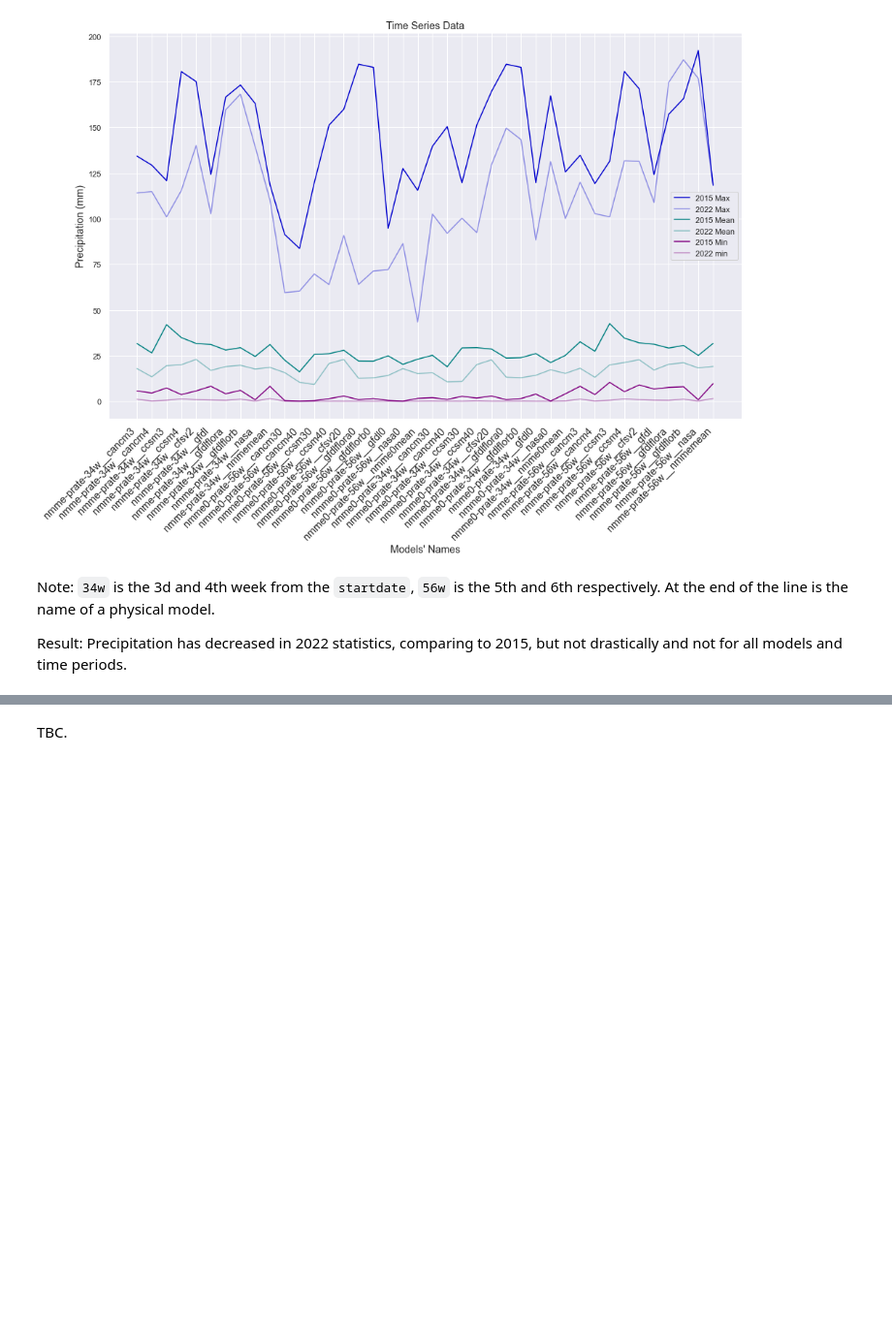
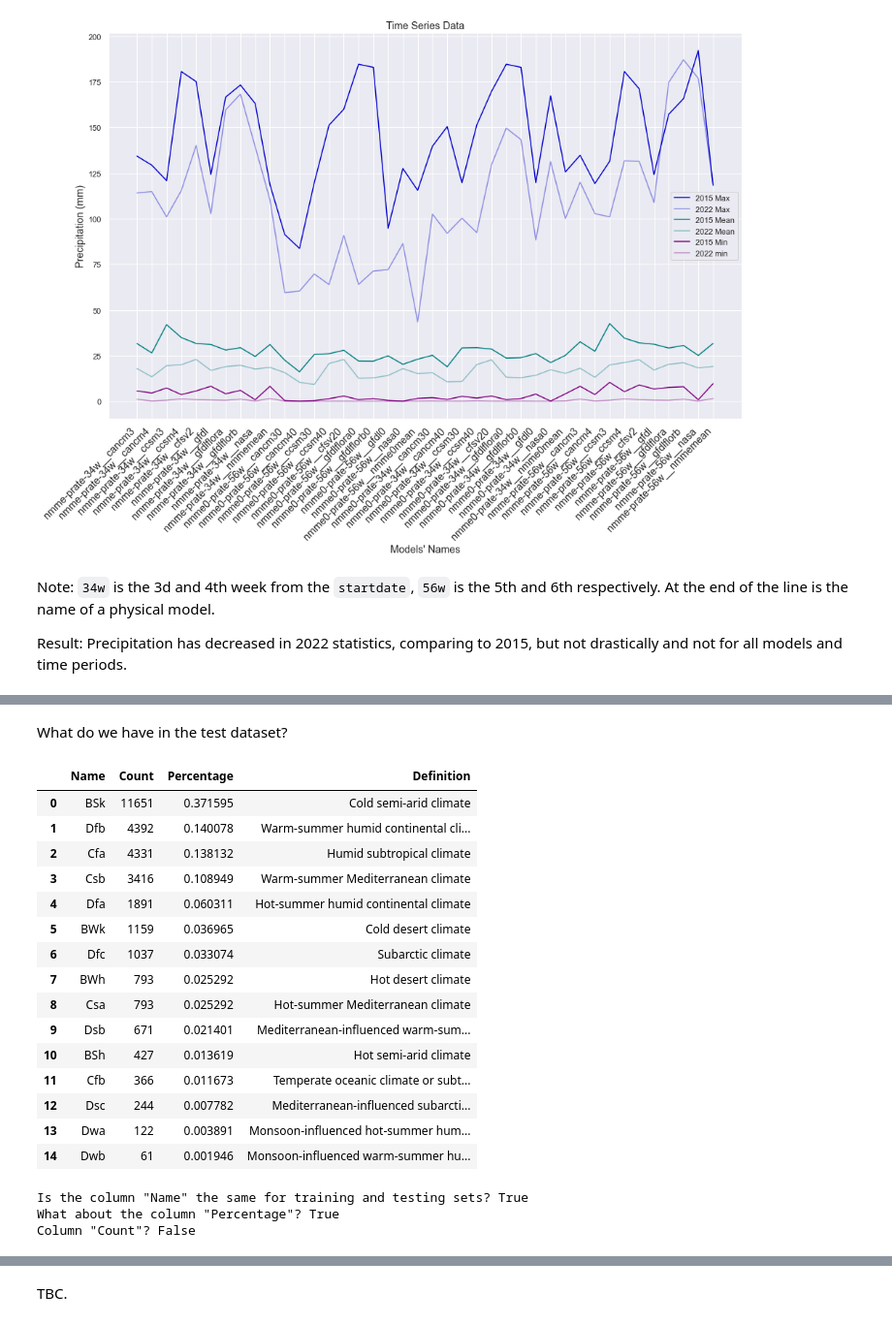
Before and after one commit to 3quetra/portfolio, a Jupyter notebook: ml/deep_learning/time_series/wids_datathon_2023/eda_temp_prediction.ipynb, the cells around one changed output, grey strips where cells are left out. Shown at 97% size. Cells and saved outputs as stored; diff of their text form; code cells hidden in the pictures; blank space fills up the shorter version.

```diff
--- a/ml/deep_learning/time_series/wids_datathon_2023/eda_temp_prediction.ipynb
+++ b/ml/deep_learning/time_series/wids_datathon_2023/eda_temp_prediction.ipynb
@@ -412,3 +414,36 @@ regions
 | 12 | Dsc | 2924 | 0.007782 | Mediterranean-influenced subarcti... |
 | 13 | Dwa | 1462 | 0.003891 | Monsoon-influenced hot-summer hum... |
 | 14 | Dwb | 731 | 0.001946 | Monsoon-influenced warm-summer hu... |
+# %% [markdown]
+What do we have in the test dataset?
+# %%
+regions_test = test_data.climateregions__climateregion.value_counts().to_frame('Count')
+regions_test['Percentage'] = regions_test['Count'] / regions_test['Count'].sum()
+regions_test = map_to_def(regions_test).reset_index().rename(columns={'index':'Name'})
+pd.set_option('display.max_colwidth', None)
+regions_test
+# %% [output]
+|  | Name | Count | Percentage | Definition |
+| 0 | BSk | 11651 | 0.371595 | Cold semi-arid climate |
+| 1 | Dfb | 4392 | 0.140078 | Warm-summer humid continental cli... |
+| 2 | Cfa | 4331 | 0.138132 | Humid subtropical climate |
+| 3 | Csb | 3416 | 0.108949 | Warm-summer Mediterranean climate |
+| 4 | Dfa | 1891 | 0.060311 | Hot-summer humid continental climate |
+| 5 | BWk | 1159 | 0.036965 | Cold desert climate |
+| 6 | Dfc | 1037 | 0.033074 | Subarctic climate |
+| 7 | BWh | 793 | 0.025292 | Hot desert climate |
+| 8 | Csa | 793 | 0.025292 | Hot-summer Mediterranean climate |
+| 9 | Dsb | 671 | 0.021401 | Mediterranean-influenced warm-sum... |
+| 10 | BSh | 427 | 0.013619 | Hot semi-arid climate |
+| 11 | Cfb | 366 | 0.011673 | Temperate oceanic climate or subt... |
+| 12 | Dsc | 244 | 0.007782 | Mediterranean-influenced subarcti... |
+| 13 | Dwa | 122 | 0.003891 | Monsoon-influenced hot-summer hum... |
+| 14 | Dwb | 61 | 0.001946 | Monsoon-influenced warm-summer hu... |
+# %%
+print('Is the column "Name" the same for training and testing sets?', regions_train.Name.equals(regions_test.Name))
+print('What about the column "Percentage"?', regions_train.Percentage.equals(regions_test.Percentage))
+print('Column "Count"?', regions_train['Count'].equals(regions_test['Count']))
+# %% [output]
+Is the column "Name" the same for training and testing sets? True
+What about the column "Percentage"? True
+Column "Count"? False
```
Also changed, not shown: parts of 25 cells of this notebook.
